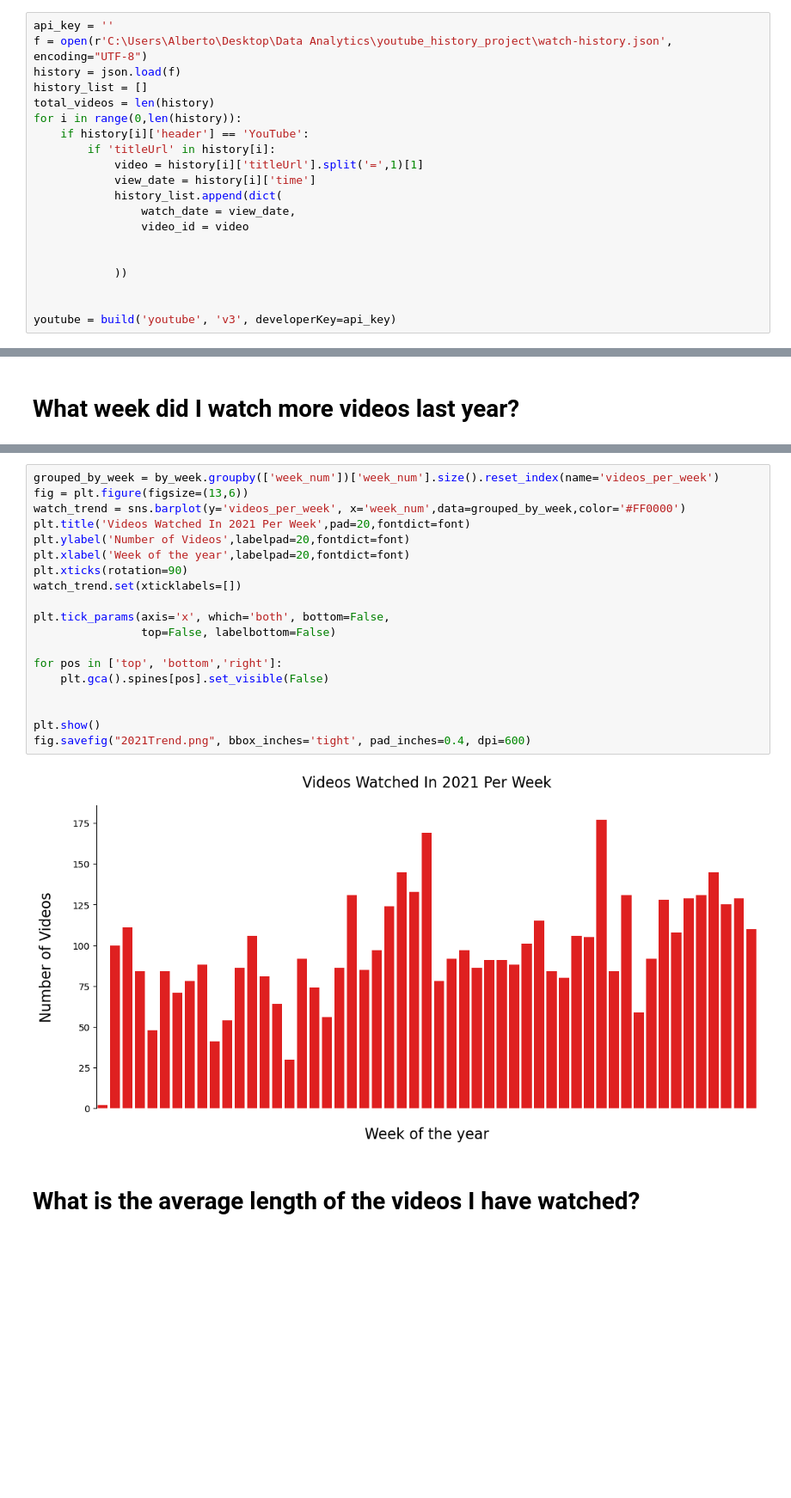
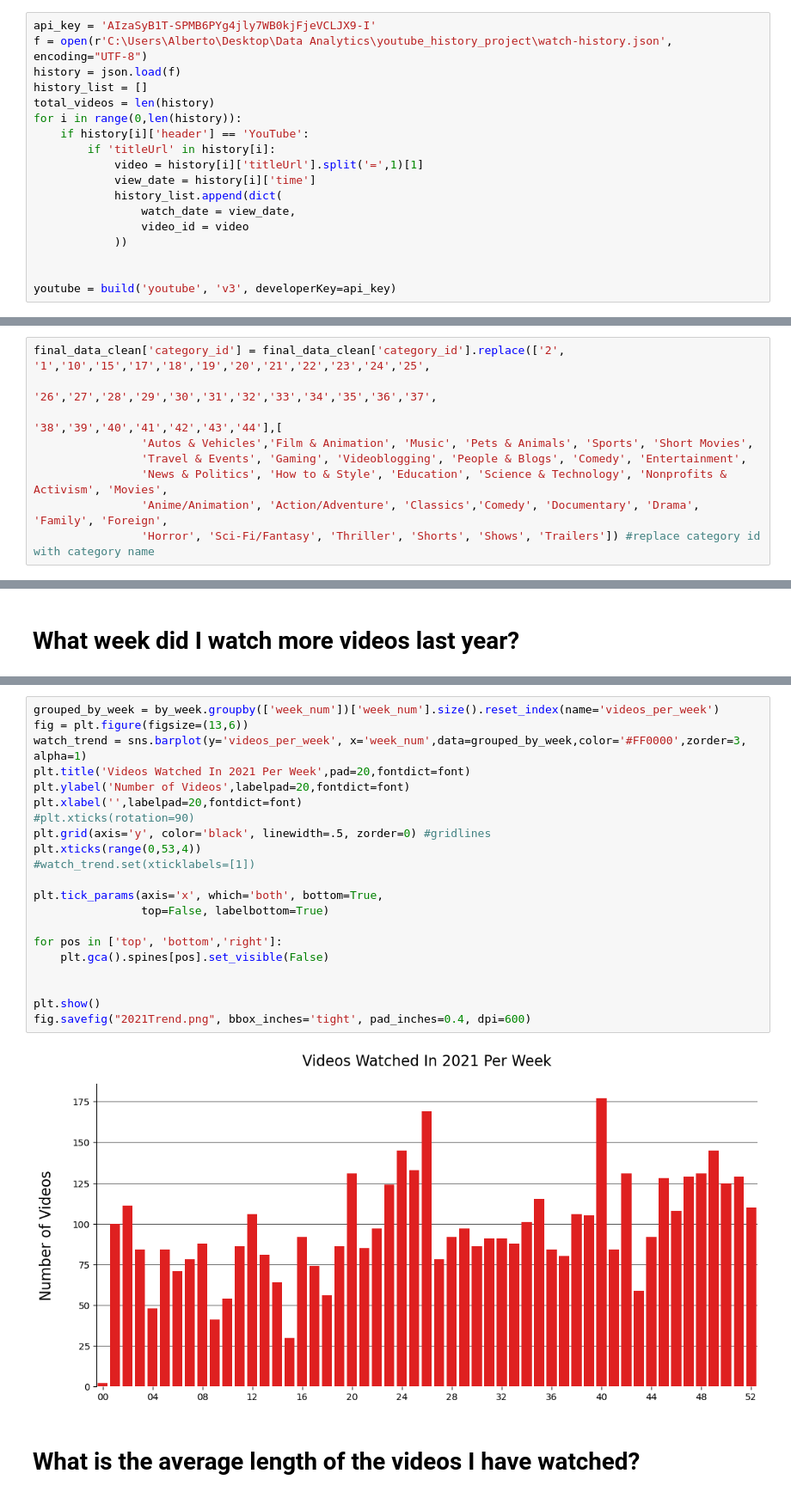
Before and after one commit to DontBlamethegenes/youtube-rewatch-recommendations, a Jupyter notebook: youtube_history_analysis.ipynb, the cells around one changed output, grey strips where cells are left out. Shown at 86% size. Saved outputs shown, nothing was run; the diff lists cells and outputs as text; blank space fills up the shorter version.

Commit message:
Worked on graphs, comments, and fixed no comment issue

```diff
--- a/youtube_history_analysis.ipynb
+++ b/youtube_history_analysis.ipynb
@@ -32,5 +36,5 @@ True
 # %%
-api_key = ''
+api_key = 'AIzaSyB1T-SPMB6PYg4jly7WB0kjFjeVCLJX9-I'
 f = open(r'C:\Users\Alberto\Desktop\Data Analytics\youtube_history_project\watch-history.json', encoding="UTF-8")
 history = json.load(f)
 history_list = []
@@ -43,8 +47,6 @@ for i in range(0,len(history)):
             history_list.append(dict(
                 watch_date = view_date,
                 video_id = video
-
-
             ))
 
 
@@ -235,0 +235,9 @@ final_data_clean.describe()
+# %%
+final_data_clean['category_id'] = final_data_clean['category_id'].replace(['2', '1','10','15','17','18','19','20','21','22','23','24','25',
+                                                                                      '26','27','28','29','30','31','32','33','34','35','36','37',
+                                                                                      '38','39','40','41','42','43','44'],[
+                'Autos & Vehicles','Film & Animation', 'Music', 'Pets & Animals', 'Sports', 'Short Movies',
+                'Travel & Events', 'Gaming', 'Videoblogging', 'People & Blogs', 'Comedy', 'Entertainment',
+                'News & Politics', 'How to & Style', 'Education', 'Science & Technology', 'Nonprofits & Activism', 'Movies',
+                'Anime/Animation', 'Action/Adventure', 'Classics','Comedy', 'Documentary', 'Drama', 'Family', 'Foreign',
+                'Horror', 'Sci-Fi/Fantasy', 'Thriller', 'Shorts', 'Shows', 'Trailers']) #replace category id with category name
@@ -356,24 +418,26 @@ by_week['week_num'] = by_week['watch_date'].dt.strftime('%U')
 # %%
 grouped_by_week = by_week.groupby(['week_num'])['week_num'].size().reset_index(name='videos_per_week')
 fig = plt.figure(figsize=(13,6))
-watch_trend = sns.barplot(y='videos_per_week', x='week_num',data=grouped_by_week,color='#FF0000')
+watch_trend = sns.barplot(y='videos_per_week', x='week_num',data=grouped_by_week,color='#FF0000',zorder=3, alpha=1)
 plt.title('Videos Watched In 2021 Per Week',pad=20,fontdict=font)
 plt.ylabel('Number of Videos',labelpad=20,fontdict=font)
-plt.xlabel('Week of the year',labelpad=20,fontdict=font)
-plt.xticks(rotation=90)
-watch_trend.set(xticklabels=[])
+plt.xlabel('',labelpad=20,fontdict=font)
+#plt.xticks(rotation=90)
+plt.grid(axis='y', color='black', linewidth=.5, zorder=0) #gridlines
+plt.xticks(range(0,53,4))
+#watch_trend.set(xticklabels=[1])
 
-plt.tick_params(axis='x', which='both', bottom=False,
-                top=False, labelbottom=False)
+plt.tick_params(axis='x', which='both', bottom=True,
+                top=False, labelbottom=True)
 
 for pos in ['top', 'bottom','right']:
     plt.gca().spines[pos].set_visible(False)
 
 
 plt.show()
 fig.savefig("2021Trend.png", bbox_inches='tight', pad_inches=0.4, dpi=600)
 # %% [output]
-[figure, old version]
+[figure, new version]
 # %% [markdown]
 # What is the average length of the videos I have watched?
 # %%
```
Also changed, not shown: parts of 42 cells of this notebook, 2 other files.
